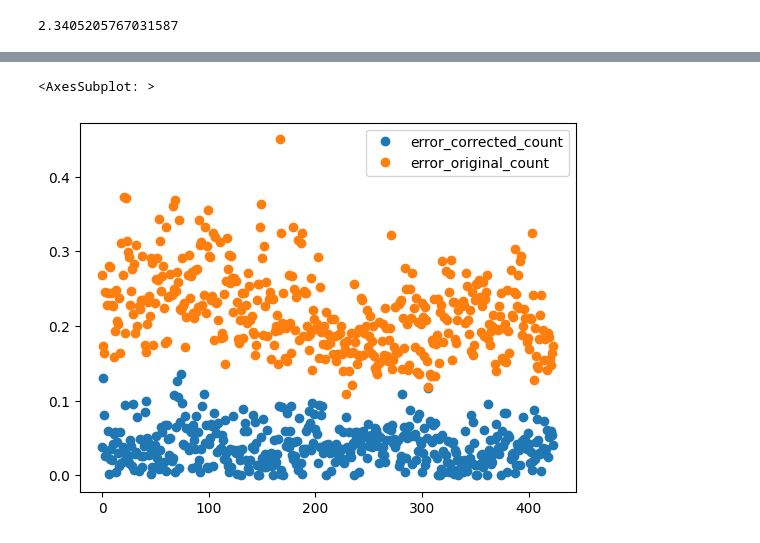
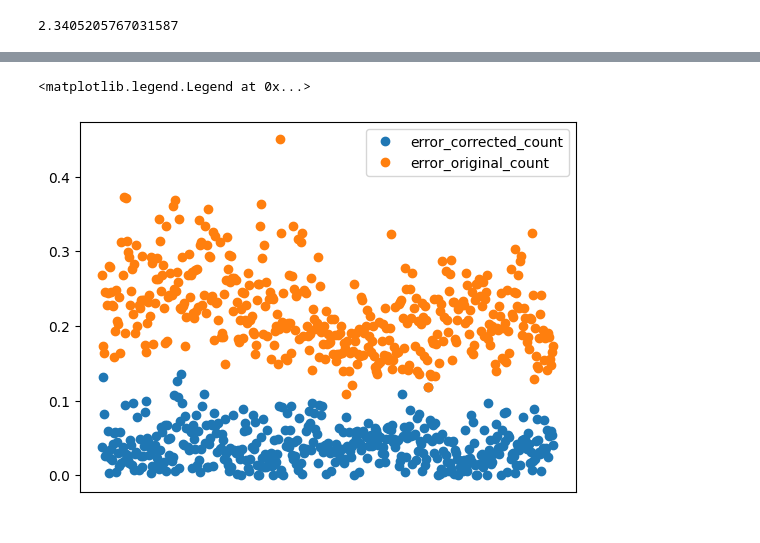
Before and after one commit to gsiraji/Minimal-Lung-Model, a Jupyter notebook: Image_Analysis/Analysis/Corrected_Lumen_Analysis.ipynb, the cells around one changed output, grey strips where cells are left out. Drawn from its saved outputs; the diff is of its cells as text; code cells hidden in the pictures.

```diff
--- a/Image_Analysis/Analysis/Corrected_Lumen_Analysis.ipynb
+++ b/Image_Analysis/Analysis/Corrected_Lumen_Analysis.ipynb
@@ -30,7 +32,11 @@ Data columns (total 33 columns):
 dtypes: float64(23), int64(8), object(2)
 memory usage: 109.4+ KB
 # %%
+# take only what you need for lumen analysis
 df2 = df.loc[:,['corrected_lumens', 'number_of_lumens','num_int_lumens_p_half_ext']]
+
+#rename columns for convenience
+df2 = df2.rename(columns={"corrected_lumens": "corrected", "number_of_lumens": "raw", "num_int_lumens_p_half_ext": "manual"})
 # %%
 df2.corr()
 # %% [output]
@@ -61,6 +67,10 @@ wasserstein_distance(df2.iloc[:,0],df2.iloc[:,2])
 # %% [output]
 2.3405205767031587
 # %%
-df2 = df2.assign(error_corrected_count = lambda x: (abs(x['corrected_lumens']-x['num_int_lumens_p_half_ext']) /x['num_int_lumens_p_half_ext']))
+df2 = df2.assign(error_corrected_count = lambda x: (abs(x['corrected']-x['manual']) /x['manual']))
 
-df2 = df2.assign(error_original_count = lambda x: (abs(x['number_of_lumens']-x['num_int_lumens_p_half_ext']) /x['num_int_lumens_p_half_ext']))
+df2 = df2.assign(error_original_count = lambda x: (abs(x['raw']-x['manual']) /x['manual']))
+# %%
+df2['mse_corrected'] = mean_squared_error(df2['corrected'], df2['manual'])
+
+df2['mse_raw'] = mean_squared_error(df2['raw'], df2['manual'])
@@ -67,5 +89,14 @@ df2 = df2.assign(error_original_count = lambda x: (abs(x['number_of_lumens']-x['
 # %%
-df2[['error_corrected_count','error_original_count']].plot(marker = 'o',linestyle=' ')
+fig, ax = plt.subplots()
+ax.plot(df2[['error_corrected_count','error_original_count']], marker = 'o',linestyle=' ')
+ax.tick_params(
+    axis='x',          # changes apply to the x-axis
+    which='both',      # both major and minor ticks are affected
+    bottom=False,      # ticks along the bottom edge are off
+    top=False,         # ticks along the top edge are off
+    labelbottom=False)
+
+ax.legend(['error_corrected_count','error_original_count'])
 # %% [output]
-<AxesSubplot: >
+<matplotlib.legend.Legend at 0x...>
-[figure, old version]
+[figure, new version]
```
Also changed, not shown: parts of 9 cells of this notebook.
